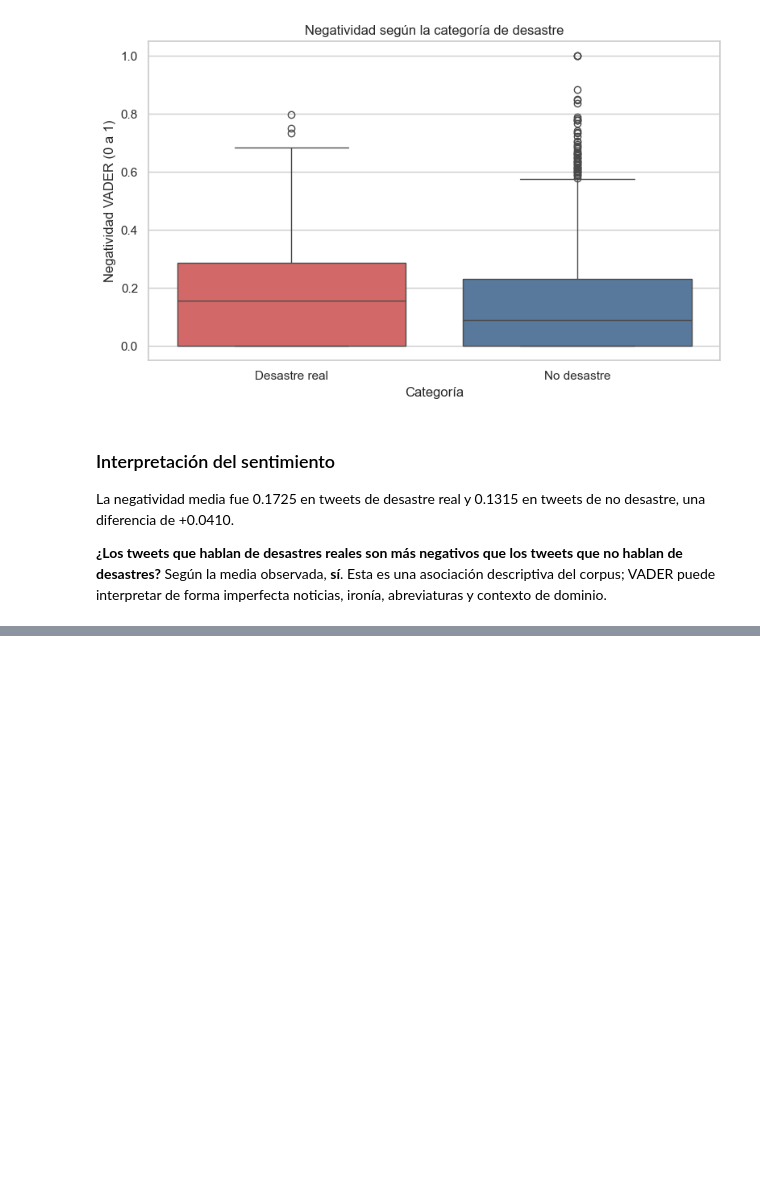
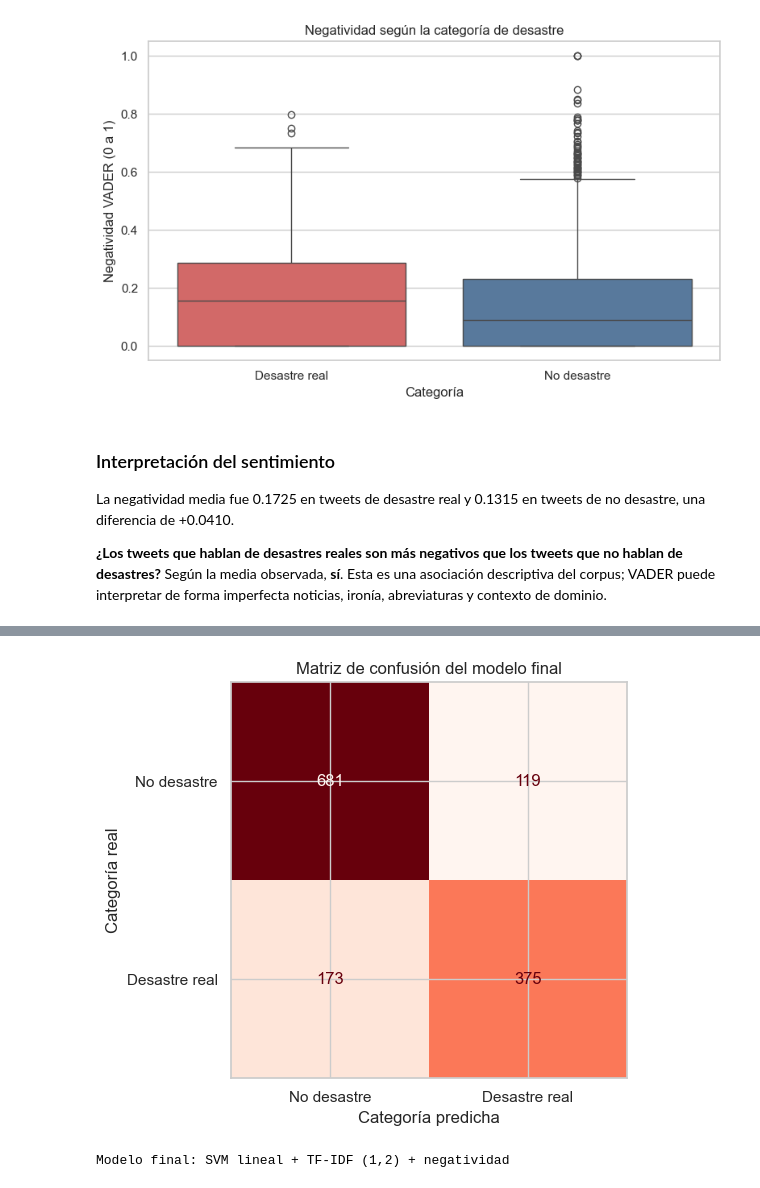
Before and after one commit to tismajo/CC3084-Laboratorio5, a Jupyter notebook: Laboratorio5.ipynb, the cells around one changed output, grey strips where cells are left out. Drawn from its saved outputs; the diff is of its cells as text; code cells hidden in the pictures; blank space fills up the shorter version.

```diff
--- a/Laboratorio5.ipynb
+++ b/Laboratorio5.ipynb
@@ -1069,0 +1074,28 @@ La negatividad media fue 0.1725 en tweets de desastre real y 0.1315 en tweets de
+# %%
+columnas_extremos = [
+    "text", "target", "categoría", "sentiment_compound", "negatividad",
+    "positive_word_count", "negative_word_count",
+]
+datos_texto["categoría"] = datos_texto["target"].map(ETIQUETAS)
+
+tweets_mas_negativos = datos_texto.sort_values(
+    ["sentiment_compound", "negatividad"], ascending=[True, False]
+).head(10)[columnas_extremos]
+tweets_mas_positivos = datos_texto.sort_values(
+    ["sentiment_compound", "sentiment_positive"], ascending=[False, False]
+).head(10)[columnas_extremos]
+
+print("Diez tweets más negativos")
+display(tweets_mas_negativos)
+print("Diez tweets más positivos")
+display(tweets_mas_positivos)
+
+conteo_negativos = tweets_mas_negativos["categoría"].value_counts()
+conteo_positivos = tweets_mas_positivos["categoría"].value_counts()
+display(Markdown(f'''
+### Interpretación de los extremos
+
+Entre los diez tweets más negativos hay {conteo_negativos.get('Desastre real', 0)} de desastre real y {conteo_negativos.get('No desastre', 0)} de no desastre. Entre los diez más positivos hay {conteo_positivos.get('Desastre real', 0)} de desastre real y {conteo_positivos.get('No desastre', 0)} de no desastre.
+
+Los extremos ayudan a inspeccionar el comportamiento de VADER, pero una puntuación intensa no garantiza que el evento sea real: sentimiento y clasificación de desastre son objetivos diferentes.
+'''))
@@ -1069,0 +1227,20 @@ La negatividad media fue 0.1725 en tweets de desastre real y 0.1315 en tweets de
+# %%
+clasificador_final = clasificador_con_negatividad if usar_negatividad else clasificador_mejor_texto
+prediccion_final = prediccion_prueba_negatividad if usar_negatividad else prediccion_mejor_texto
+nombre_modelo_final = f"{nombre_mejor_modelo} + negatividad" if usar_negatividad else nombre_mejor_modelo
+
+fig, eje = plt.subplots(figsize=(6, 5))
+ConfusionMatrixDisplay.from_predictions(
+    target_prueba, prediccion_final,
+    display_labels=["No desastre", "Desastre real"],
+    cmap="Reds" if usar_negatividad else "Blues", colorbar=False, ax=eje,
+)
+eje.set_title("Matriz de confusión del modelo final")
+eje.set_xlabel("Categoría predicha")
+eje.set_ylabel("Categoría real")
+plt.tight_layout()
+plt.show()
+print("Modelo final:", nombre_modelo_final)
+# %% [output]
+[figure, added]
+Modelo final: SVM lineal + TF-IDF (1,2) + negatividad
```
Also changed, not shown: parts of 5 cells of this notebook.
